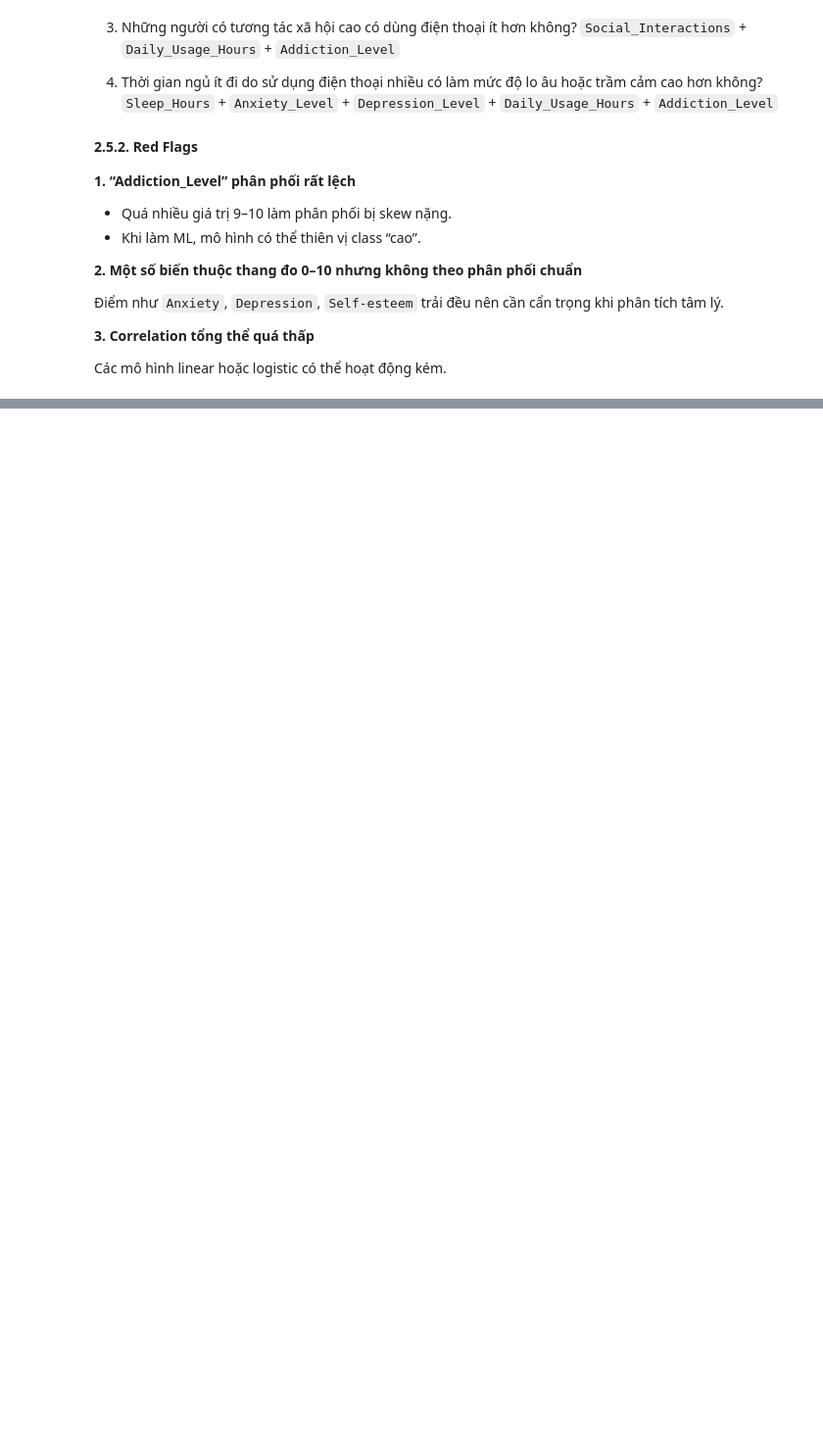
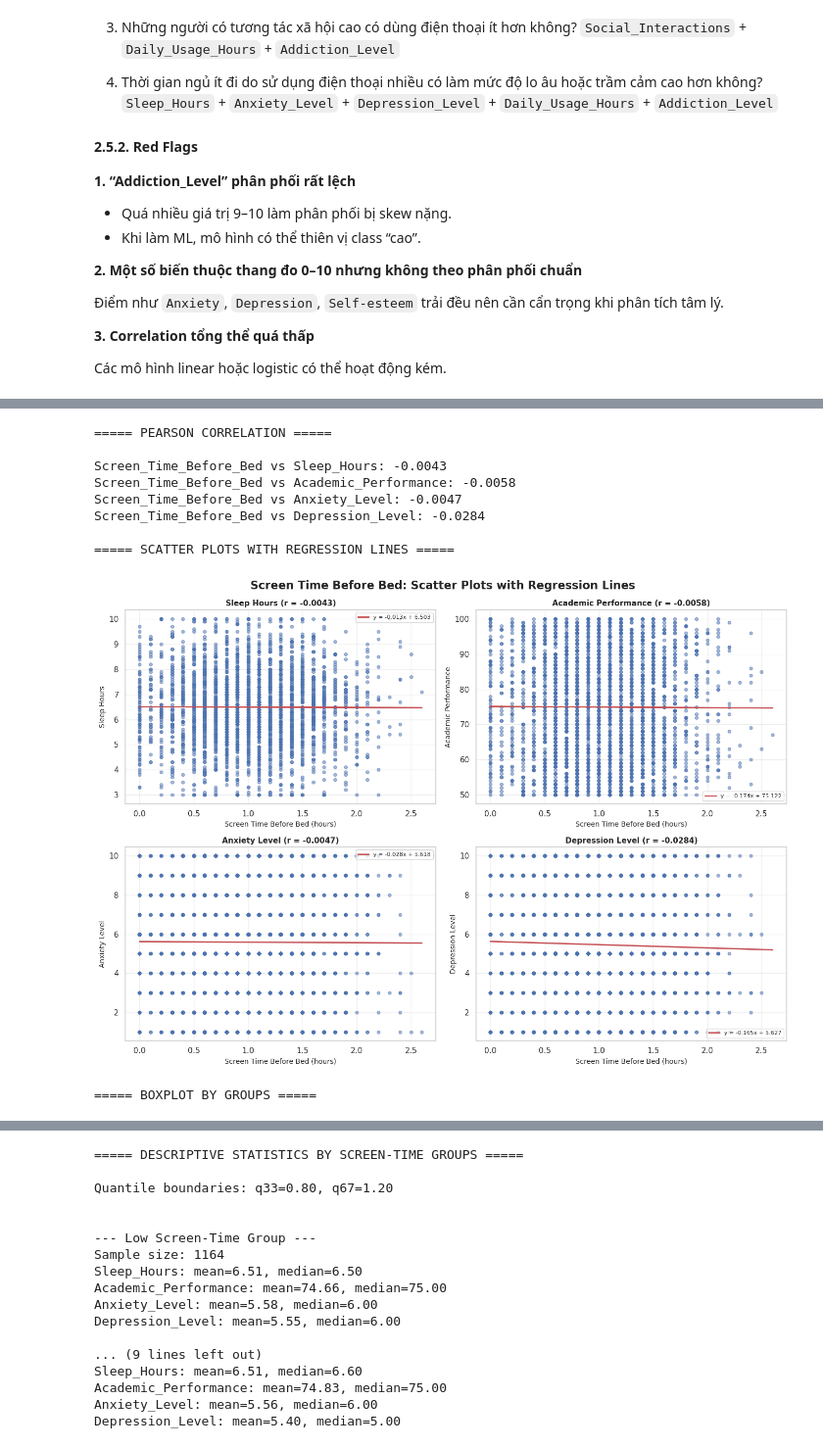
Before and after one commit to insenseemarch/final-project-CSC17104, a Jupyter notebook: notebook/Group_23.ipynb, the cells around one changed output, grey strips where cells are left out. Shown at 98% size. Saved outputs shown, nothing was run; the diff lists cells and outputs as text; code cells hidden in the pictures; blank space fills up the shorter version.

Commit message:
Question Analysis

```diff
--- a/notebook/Group_23.ipynb
+++ b/notebook/Group_23.ipynb
@@ -869,0 +1333,37 @@ Các mô hình linear hoặc logistic có thể hoạt động kém.
+# %%
+# 1. Tính hệ số tương quan Pearson
+print("===== PEARSON CORRELATION =====\n")
+
+corr_screen_sleep = df['Screen_Time_Before_Bed'].corr(df['Sleep_Hours'])
+print(f'Screen_Time_Before_Bed vs Sleep_Hours: {corr_screen_sleep:.4f}')
+
+corr_screen_academic = df['Screen_Time_Before_Bed'].corr(df['Academic_Performance'])
+print(f'Screen_Time_Before_Bed vs Academic_Performance: {corr_screen_academic:.4f}')
+
+corr_screen_anxiety = df['Screen_Time_Before_Bed'].corr(df['Anxiety_Level'])
+print(f'Screen_Time_Before_Bed vs Anxiety_Level: {corr_screen_anxiety:.4f}')
+
+corr_screen_depression = df['Screen_Time_Before_Bed'].corr(df['Depression_Level'])
+print(f'Screen_Time_Before_Bed vs Depression_Level: {corr_screen_depression:.4f}')
+
+# 2. Vẽ scatter plot với đường hồi quy
+print("\n===== SCATTER PLOTS WITH REGRESSION LINES =====\n")
+plot_screen_before_bed_scatter(df)
+
+# 3. Vẽ boxplot theo nhóm
+print("\n===== BOXPLOT BY GROUPS =====\n")
+plot_screen_before_bed_analysis(df)
+
+# 4. Thống kê mô tả theo nhóm
+describe_screen_time_groups(df)
+# %% [output]
+===== PEARSON CORRELATION =====
+
+Screen_Time_Before_Bed vs Sleep_Hours: -0.0043
+Screen_Time_Before_Bed vs Academic_Performance: -0.0058
+Screen_Time_Before_Bed vs Anxiety_Level: -0.0047
+Screen_Time_Before_Bed vs Depression_Level: -0.0284
+
+===== SCATTER PLOTS WITH REGRESSION LINES =====
+[figure, added]
+===== BOXPLOT BY GROUPS =====
@@ -869,0 +1371,17 @@ Các mô hình linear hoặc logistic có thể hoạt động kém.
+===== DESCRIPTIVE STATISTICS BY SCREEN-TIME GROUPS =====
+
+Quantile boundaries: q33=0.80, q67=1.20
+
+
+--- Low Screen-Time Group ---
+Sample size: 1164
+Sleep_Hours: mean=6.51, median=6.50
+Academic_Performance: mean=74.66, median=75.00
+Anxiety_Level: mean=5.58, median=6.00
+Depression_Level: mean=5.55, median=6.00
+
+... (9 lines left out)
+Sleep_Hours: mean=6.51, median=6.60
+Academic_Performance: mean=74.83, median=75.00
+Anxiety_Level: mean=5.56, median=6.00
+Depression_Level: mean=5.40, median=5.00
```
Also changed, not shown: parts of 28 cells of this notebook, 3 other files.
